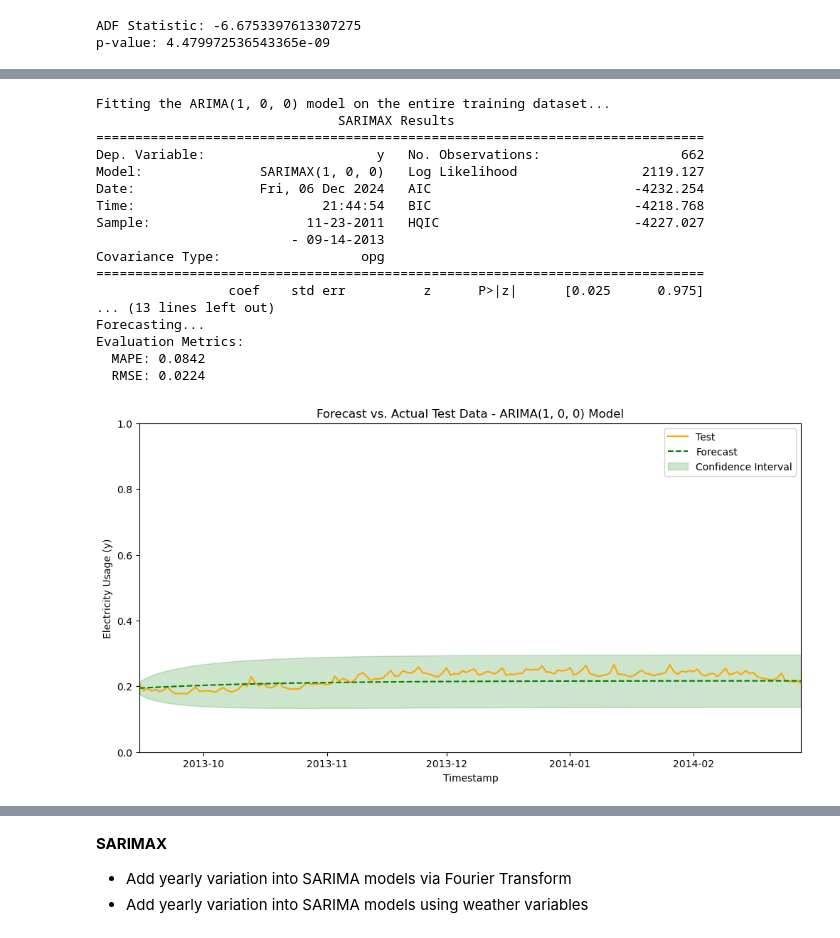
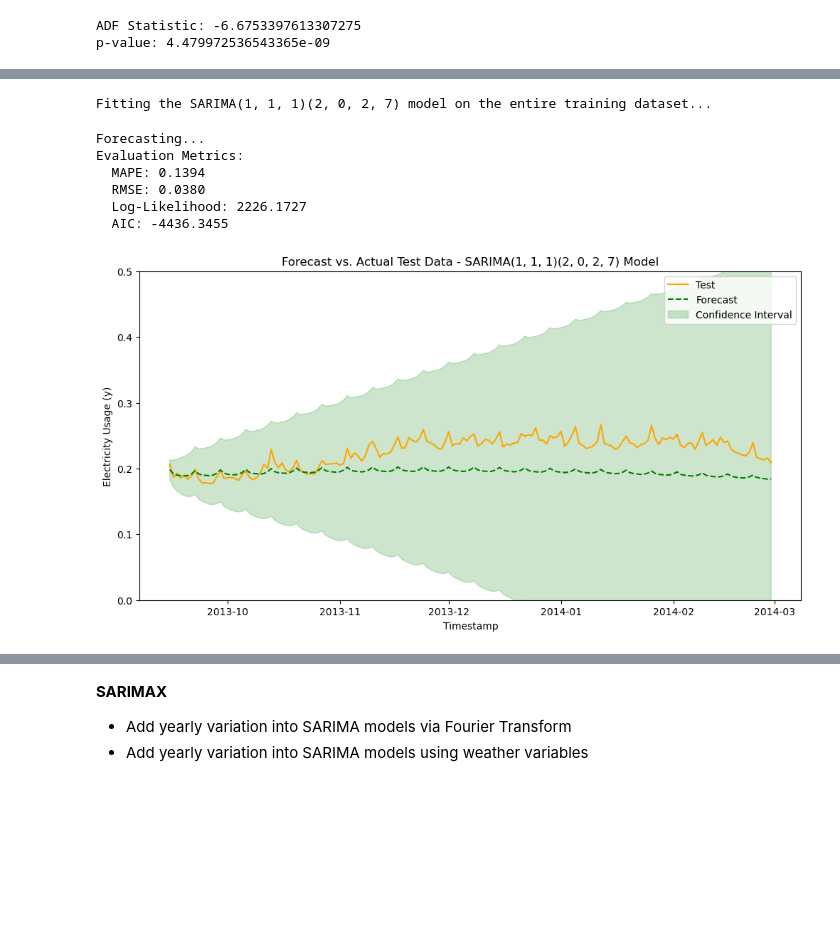
Before and after one commit to chowfi/electricity_demand_forecasting, a Jupyter notebook: notebooks/models.ipynb, the cells around one changed output, grey strips where cells are left out. Drawn from its saved outputs; the diff is of its cells as text; code cells hidden in the pictures; blank space fills up the shorter version.

```diff
--- a/notebooks/models.ipynb
+++ b/notebooks/models.ipynb
@@ -558,49 +576,58 @@ fourier_transform_plot(frequencies_acf, a_n_acf, b_n_acf, "Fourier Transform on
 # %%
-train_series = train_data_daily.set_index('date')['y']
-test_series = test_data_daily.set_index('date')['y']
-
-print("Fitting the ARIMA(1, 0, 0) model on the entire training dataset...")
-model = ARIMA(order=(1, 0, 0), suppress_warnings=True)
-model.fit(train_series)
-print(model.summary())
+#just to extract log-likelihood that auto_arima package does not have
+print("Fitting the SARIMA(1, 1, 1)(2, 0, 2, 7) model on the entire training dataset...")
+model = SARIMAX(
+    train_series,
+    order=(1, 1, 1),
+    seasonal_order=(2, 0, 2, 7),
+    trend='c',
+    enforce_stationarity=False,
+    enforce_invertibility=False
+)
+fitted_model = model.fit(disp=False)
 
 print("Forecasting...")
-forecast_values, conf_int = model.predict(n_periods=len(test_series), return_conf_int=True)
+forecast = fitted_model.get_forecast(steps=len(test_series))
+forecast_values = forecast.predicted_mean
+conf_int = forecast.conf_int()
+
+forecast_values.index = test_series.index
+conf_int.index = test_series.index
 
 mape = mean_absolute_percentage_error(test_series, forecast_values)
 rmse = np.sqrt(mean_squared_error(test_series, forecast_values))
+log_likelihood = fitted_model.llf
+aic = fitted_model.aic
 
 print(f"Evaluation Metrics:")
 print(f"  MAPE: {mape:.4f}")
 print(f"  RMSE: {rmse:.4f}")
+print(f"  Log-Likelihood: {log_likelihood:.4f}")
+print(f"  AIC: {aic:.4f}")
 
 plt.figure(figsize=(12, 6))
 plt.plot(test_series.index, test_series, label='Test', color='orange')
-plt.plot(test_series.index, forecast_values, label='Forecast', linestyle='--', color='green')
-plt.fill_between(test_series.index, conf_int[:, 0], conf_int[:, 1], color='green', alpha=0.2, label='Confidence Interval')
-plt.title("Forecast vs. Actual Test Data - ARIMA(1, 0, 0) Model")
+plt.plot(forecast_values.index, forecast_values, label='Forecast', linestyle='--', color='green')
+plt.fill_between(
+    conf_int.index,
+    conf_int.iloc[:, 0],
+    conf_int.iloc[:, 1],
+    color='green',
+    alpha=0.2,
+    label='Confidence Interval'
+)
+plt.title("Forecast vs. Actual Test Data - SARIMA(1, 1, 1)(2, 0, 2, 7) Model")
 plt.xlabel("Timestamp")
 plt.ylabel("Electricity Usage (y)")
-plt.xlim(test_series.index.min(), test_series.index.max())
-plt.ylim(0, 1)
+plt.ylim(0, 0.5)
 plt.legend()
 plt.show()
 # %% [output]
-Fitting the ARIMA(1, 0, 0) model on the entire training dataset...
-                               SARIMAX Results
-==============================================================================
-Dep. Variable:                      y   No. Observations:                  662
-Model:               SARIMAX(1, 0, 0)   Log Likelihood                2119.127
-Date:                Fri, 06 Dec 2024   AIC                          -4232.254
-Time:                        21:44:54   BIC                          -4218.768
-Sample:                    11-23-2011   HQIC                         -4227.027
-                         - 09-14-2013
-Covariance Type:                  opg
-==============================================================================
-                 coef    std err          z      P>|z|      [0.025      0.975]
-... (13 lines left out)
-Forecasting...
-Evaluation Metrics:
-  MAPE: 0.0842
-  RMSE: 0.0224
+Fitting the SARIMA(1, 1, 1)(2, 0, 2, 7) model on the entire training dataset...
+Forecasting...
+Evaluation Metrics:
+  MAPE: 0.1394
+  RMSE: 0.0380
+  Log-Likelihood: 2226.1727
+  AIC: -4436.3455
-[figure, old version]
+[figure, new version]
```
Also changed, not shown: parts of 77 cells of this notebook.
